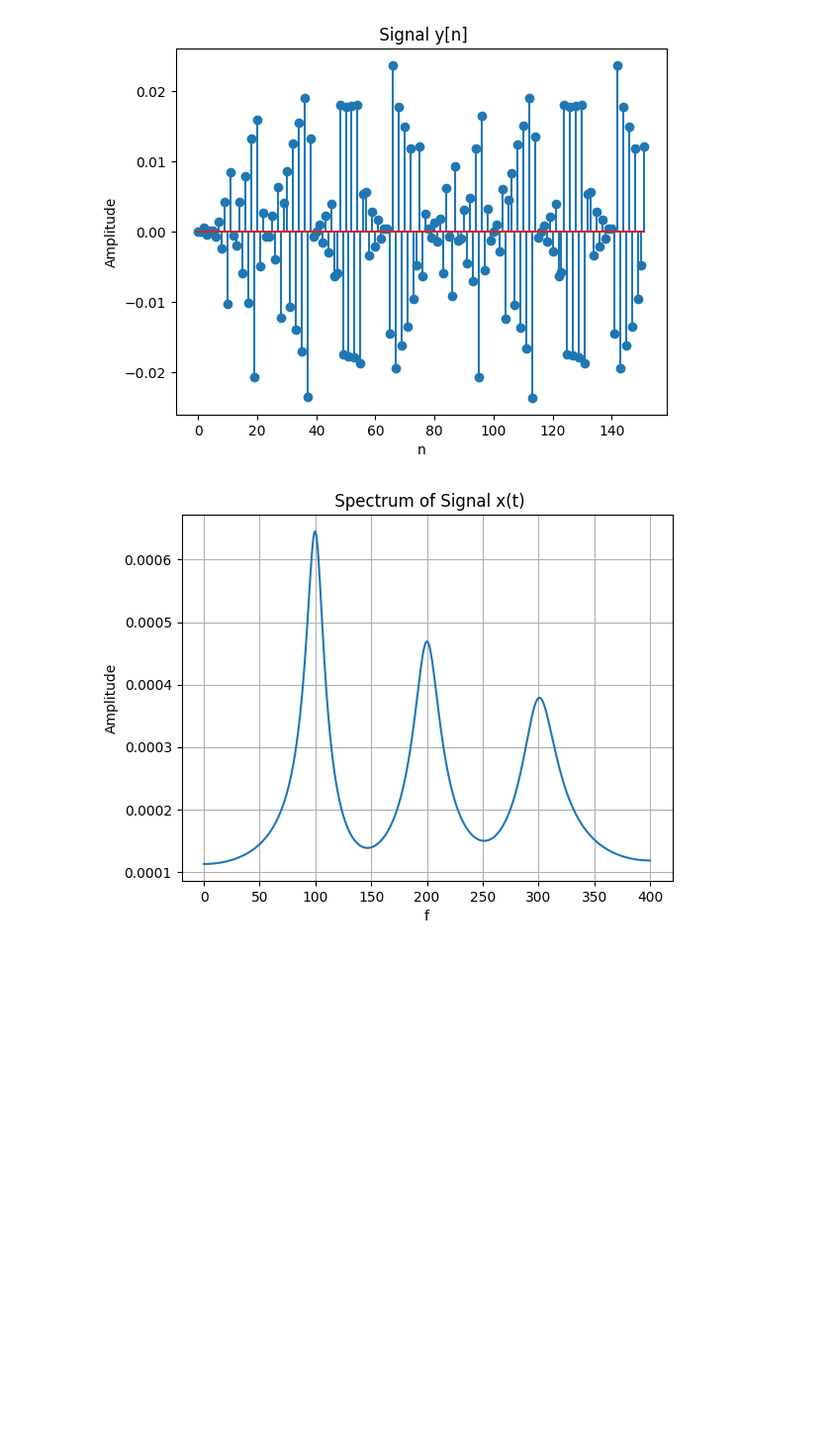
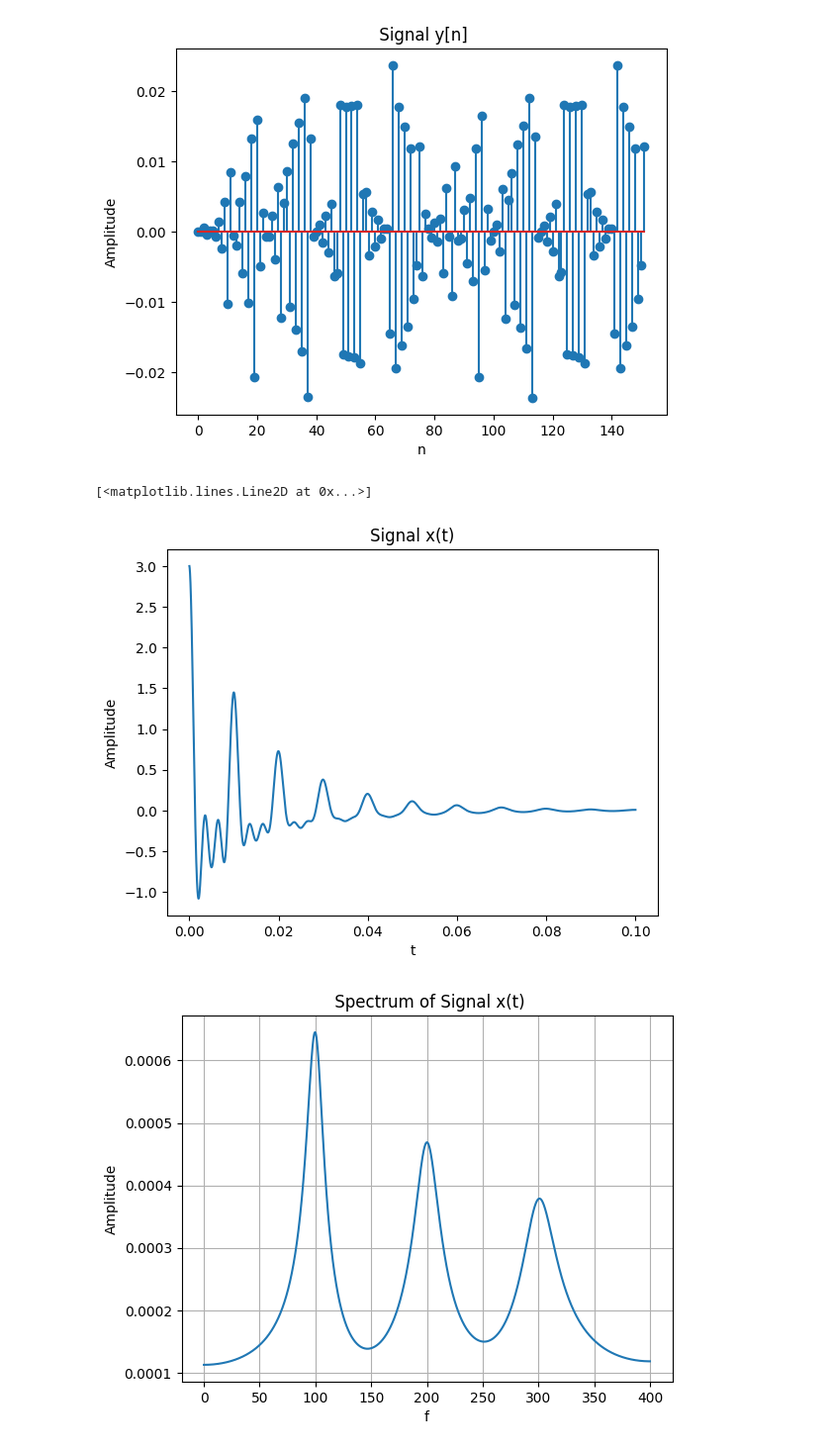
Before and after one commit to Joinatan/Project-2, a Jupyter notebook: project2.ipynb, the cells around one changed output. Shown at 99% size. Drawn from its saved outputs; the diff is of its cells as text; code cells hidden in the pictures; blank space fills up the shorter version.

```diff
--- a/project2.ipynb
+++ b/project2.ipynb
@@ -395,6 +395,26 @@ plt.stem(response[0], response[1])
 # %% [output]
 <StemContainer object of 3 artists>
 [figure]
+# %%
+#Part 2
+def sig_t(t):
+    return np.exp(-50 * t) * np.cos(2 * np.pi * 100 * t) + np.exp(-75 * t) * np.cos(2 * np.pi * 200 * t) + np.exp(-100 * t) * np.cos(2 * np.pi * 300 * t)
+
+
+t = np.linspace(0, 0.1, 5000)
+
+plt.title(r'Signal x(t)')
+plt.xlabel("t")
+plt.ylabel('Amplitude')
+plt.plot(t, sig_t(t))
+
+#plt.grid()
+
+
+#plt.show()
+# %% [output]
+[<matplotlib.lines.Line2D at 0x...>]
+[figure, added]
 # %%
 #Part 2
 def sig_t(t):
```
